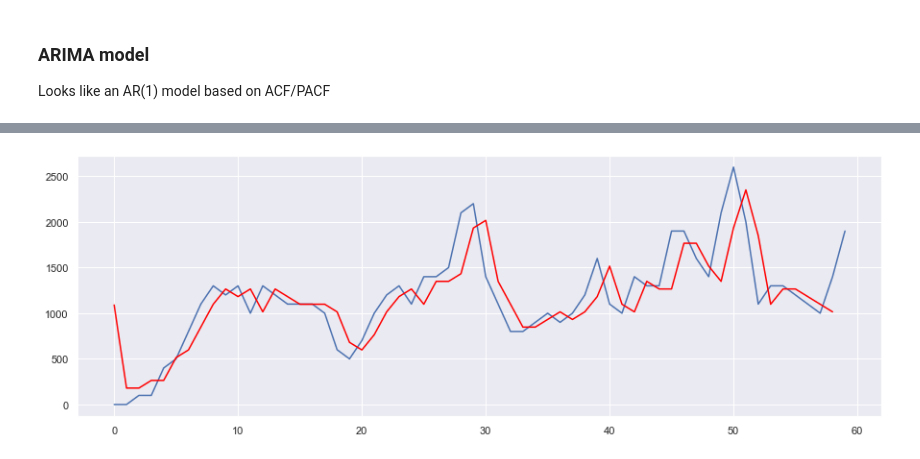
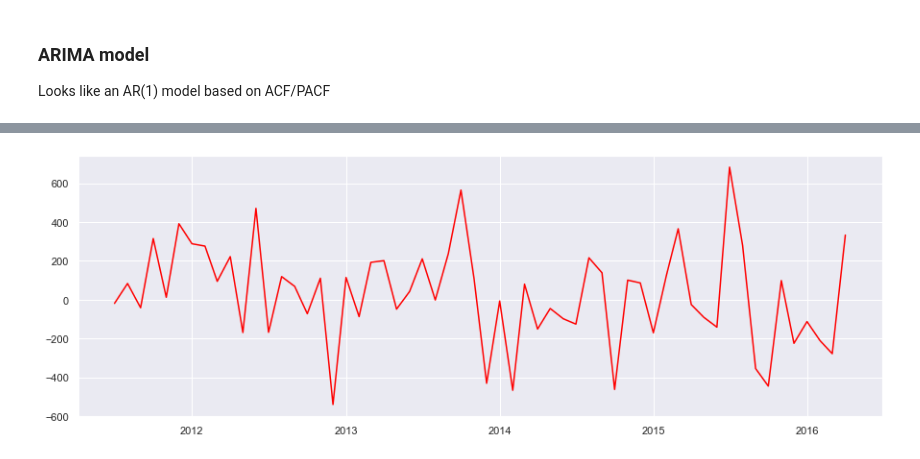
Before and after one commit to Joe-Bit-lab/mod4, a Jupyter notebook: Step4_Reckoning/Step4a_Lehigh_Acres_FL_33974.ipynb, the cells around one changed output, grey strips where cells are left out. Saved outputs shown, nothing was run; the diff lists cells and outputs as text; code cells hidden in the pictures.

```diff
--- a/Step4_Reckoning/Step4a_Lehigh_Acres_FL_33974.ipynb
+++ b/Step4_Reckoning/Step4a_Lehigh_Acres_FL_33974.ipynb
@@ -151,7 +158,7 @@ train;
 ### ARIMA model
 Looks like an AR(1) model based on ACF/PACF
 # %%
-model = ARIMA(np.asarray(train.value), order=(1,1,0))
+model = ARIMA(train.value, order=(3,2,3))
 model_fit = model.fit(disp=0)
 model_fit.summary()
 # %% [output]
@@ -172,7 +189,7 @@ Roots
 # %%
-plt.plot(np.array(diff_df['diff'])[0:60])
-plt.plot(model_fit.fittedvalues, color='red')
+# plt.plot(np.array(diff_df['diff'])[0:60])
+plt.plot(model_fit.resid, color='red')
 plt.show()
 # %% [output]
-[figure, old version]
+[figure, new version]
 # %%
```
Also changed, not shown: parts of 12 cells of this notebook.
